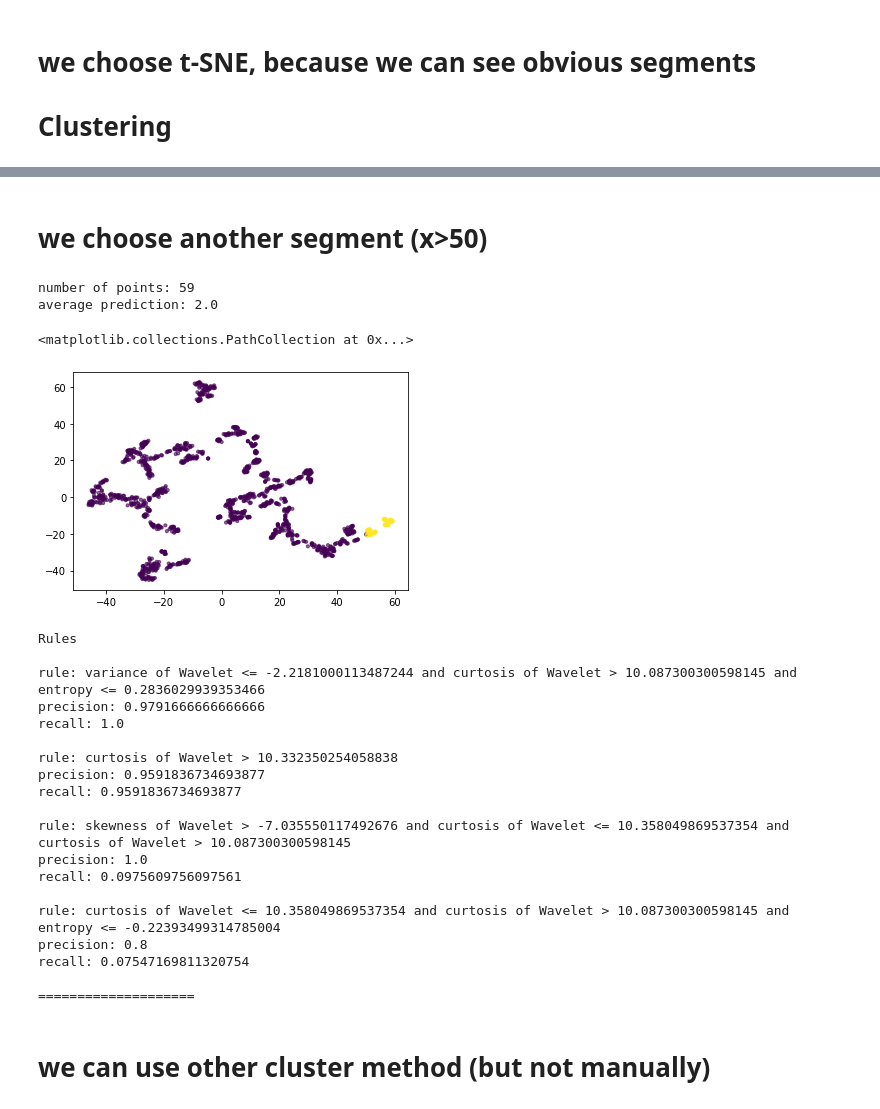
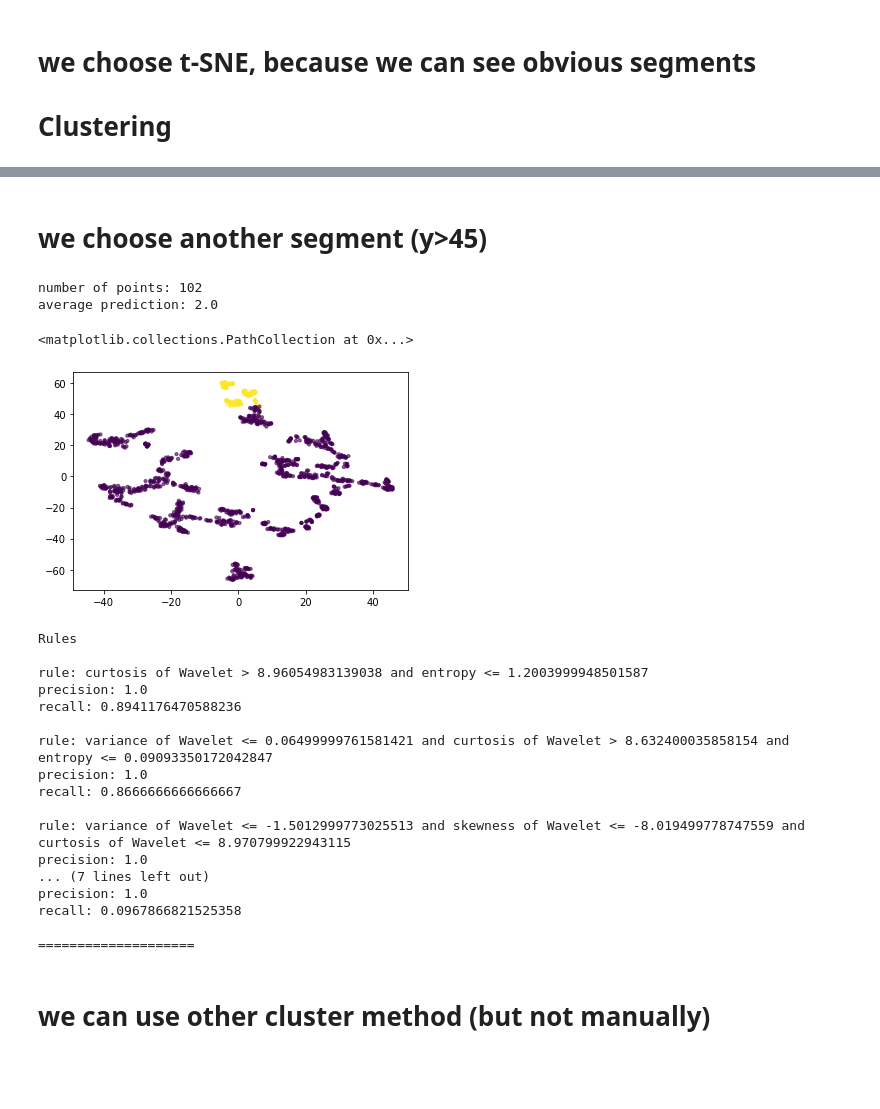
Before and after one commit to WeituoDAI/stage_weituo, a Jupyter notebook: Cluster_Skope-rules_banknote.ipynb, the cells around one changed output, grey strips where cells are left out. Saved outputs shown, nothing was run; the diff lists cells and outputs as text; code cells hidden in the pictures; blank space fills up the shorter version.

```diff
--- a/Cluster_Skope-rules_banknote.ipynb
+++ b/Cluster_Skope-rules_banknote.ipynb
@@ -129,7 +129,7 @@ Cluster=np.zeros(len(data))
 avp=0
 
 for i in range(len(data)):
-    if tsne_result[i][1]>45:
+    if tsne_result[i][1]<-45:
         Cluster[i]=1
         avp+=y[i]
 
@@ -192,23 +192,23 @@ plt.scatter(tsne_result[:,0],tsne_result[:,1],c=Colorlist, alpha = 0.6, s=10)
 # %% [markdown]
-# we choose another segment (x>50)
+# we choose another segment (y>45)
 # %%
 Cluster=np.zeros(len(data))
 avp=0
 
 for i in range(len(data)):
-    if tsne_result[i][0]>50:
+    if tsne_result[i][1]>45:
         Cluster[i]=1
         avp+=y[i]
 
 print("number of points:", int(Cluster.sum()))
 print("average prediction:",avp/Cluster.sum())
 
 plt.scatter(tsne_result[:,0],tsne_result[:,1],c=Cluster, alpha = 0.6, s=10)
 # %% [output]
-number of points: 59
+number of points: 102
 average prediction: 2.0
 <matplotlib.collections.PathCollection at 0x...>
-[figure, old version]
+[figure, new version]
 # %%
 skp = SkopeRules(
                  max_depth=3,
@@ -232,21 +232,19 @@ print()
 # %% [output]
 Rules
 
-rule: variance of Wavelet <= -2.2181000113487244 and curtosis of Wavelet > 10.087300300598145 and entropy <= 0.2836029939353466
-precision: 0.9791666666666666
-recall: 1.0
+rule: curtosis of Wavelet > 8.96054983139038 and entropy <= 1.2003999948501587
+precision: 1.0
+recall: 0.8941176470588236
 
-rule: curtosis of Wavelet > 10.332350254058838
-precision: 0.9591836734693877
-recall: 0.9591836734693877
+rule: variance of Wavelet <= 0.06499999761581421 and curtosis of Wavelet > 8.632400035858154 and entropy <= 0.09093350172042847
+precision: 1.0
+recall: 0.8666666666666667
 
-rule: skewness of Wavelet > -7.035550117492676 and curtosis of Wavelet <= 10.358049869537354 and curtosis of Wavelet > 10.087300300598145
+rule: variance of Wavelet <= -1.5012999773025513 and skewness of Wavelet <= -8.019499778747559 and curtosis of Wavelet <= 8.970799922943115
 precision: 1.0
-recall: 0.0975609756097561
-
-rule: curtosis of Wavelet <= 10.358049869537354 and curtosis of Wavelet > 10.087300300598145 and entropy <= -0.22393499314785004
-precision: 0.8
-recall: 0.07547169811320754
+... (7 lines left out)
+precision: 1.0
+recall: 0.0967866821525358
 
 ====================
 # %% [markdown]
```
Also changed, not shown: parts of 15 cells of this notebook, 1 other file.
